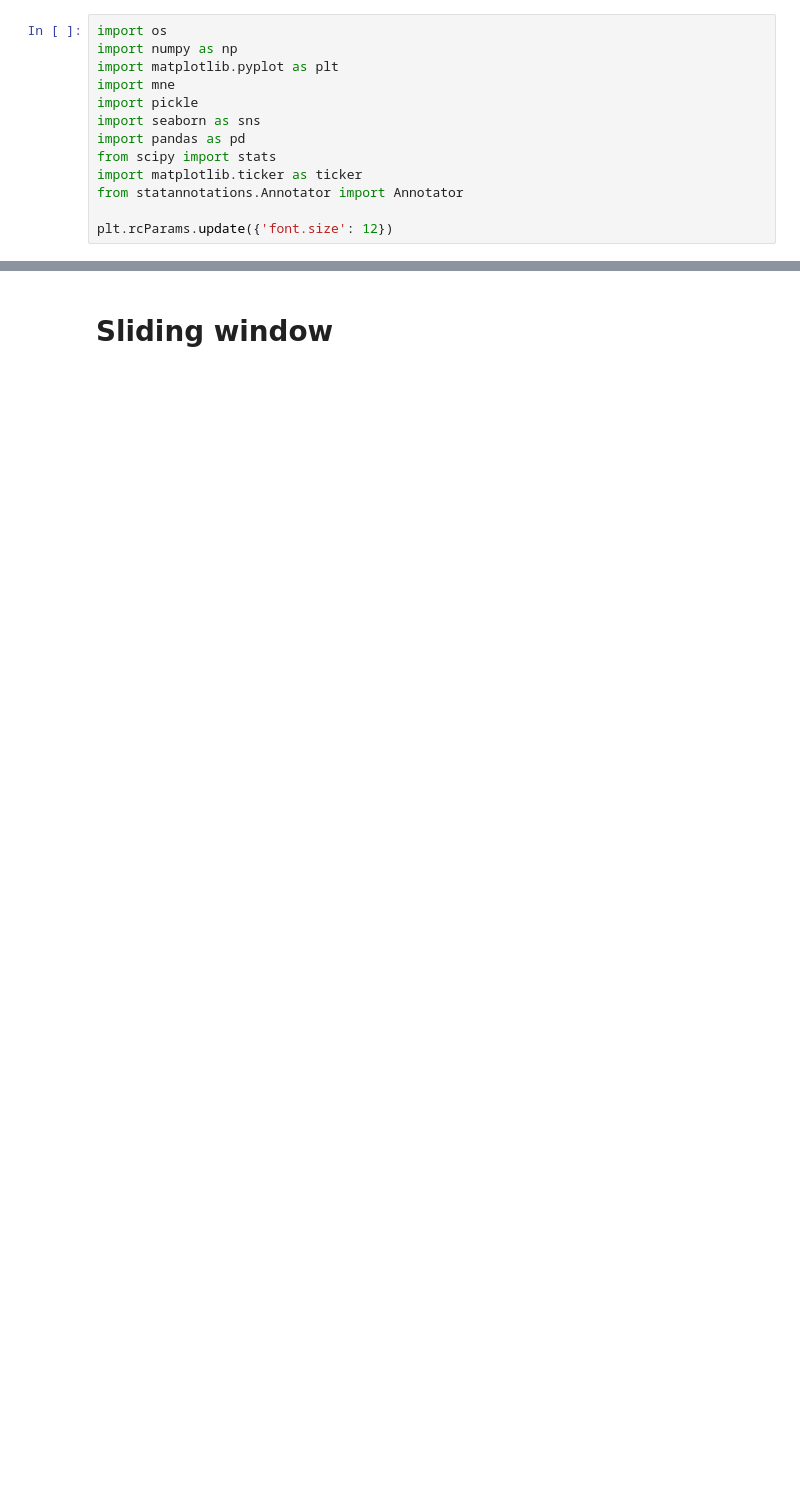
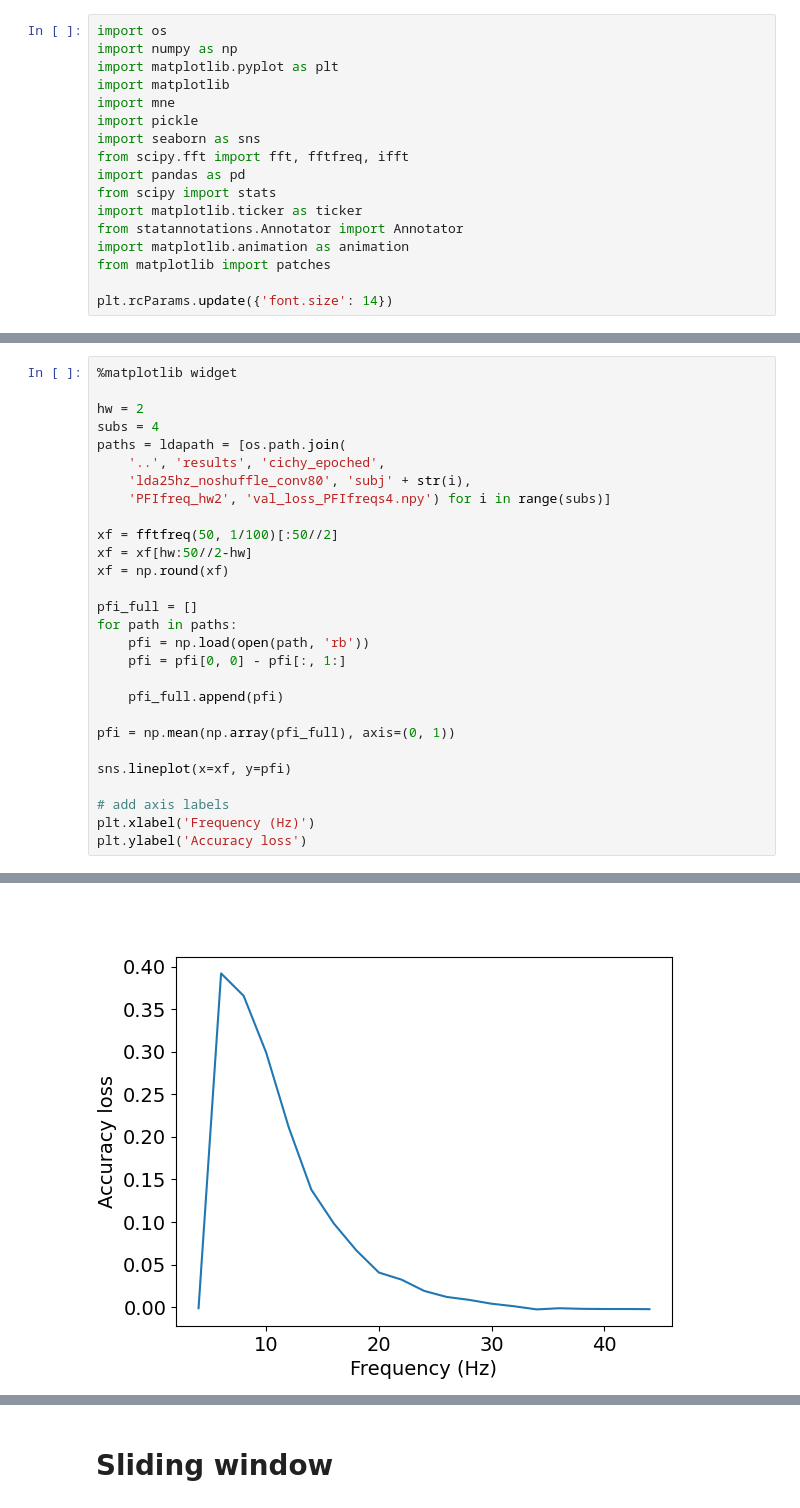
Before and after one commit to ricsinaruto/MEG-transfer-decoding, a Jupyter notebook: notebooks/mvpa_paper.ipynb, the cells around one changed output, grey strips where cells are left out. Cells and saved outputs as stored; diff of their text form; blank space fills up the shorter version.

```diff
--- a/notebooks/mvpa_paper.ipynb
+++ b/notebooks/mvpa_paper.ipynb
@@ -2,12 +2,16 @@
 import os
 import numpy as np
 import matplotlib.pyplot as plt
+import matplotlib
 import mne
 import pickle
 import seaborn as sns
+from scipy.fft import fft, fftfreq, ifft
 import pandas as pd
 from scipy import stats
 import matplotlib.ticker as ticker
 from statannotations.Annotator import Annotator
+import matplotlib.animation as animation
+from matplotlib import patches
 
-plt.rcParams.update({'font.size': 12})
+plt.rcParams.update({'font.size': 14})
@@ -13,0 +163,29 @@ plt.rcParams.update({'font.size': 12})
+# %%
+%matplotlib widget
+
+hw = 2
+subs = 4
+paths = ldapath = [os.path.join(
+    '..', 'results', 'cichy_epoched',
+    'lda25hz_noshuffle_conv80', 'subj' + str(i),
+    'PFIfreq_hw2', 'val_loss_PFIfreqs4.npy') for i in range(subs)]
+
+xf = fftfreq(50, 1/100)[:50//2]
+xf = xf[hw:50//2-hw]
+xf = np.round(xf)
+
+pfi_full = []
+for path in paths:
+    pfi = np.load(open(path, 'rb'))
+    pfi = pfi[0, 0] - pfi[:, 1:]
+
+    pfi_full.append(pfi)
+
+pfi = np.mean(np.array(pfi_full), axis=(0, 1))
+
+sns.lineplot(x=xf, y=pfi)
+
+# add axis labels
+plt.xlabel('Frequency (Hz)')
+plt.ylabel('Accuracy loss')
+# %% [output]
@@ -13,0 +193 @@ plt.rcParams.update({'font.size': 12})
+[figure, added]
```
Also changed, not shown: parts of 40 cells of this notebook, 47 other files.
